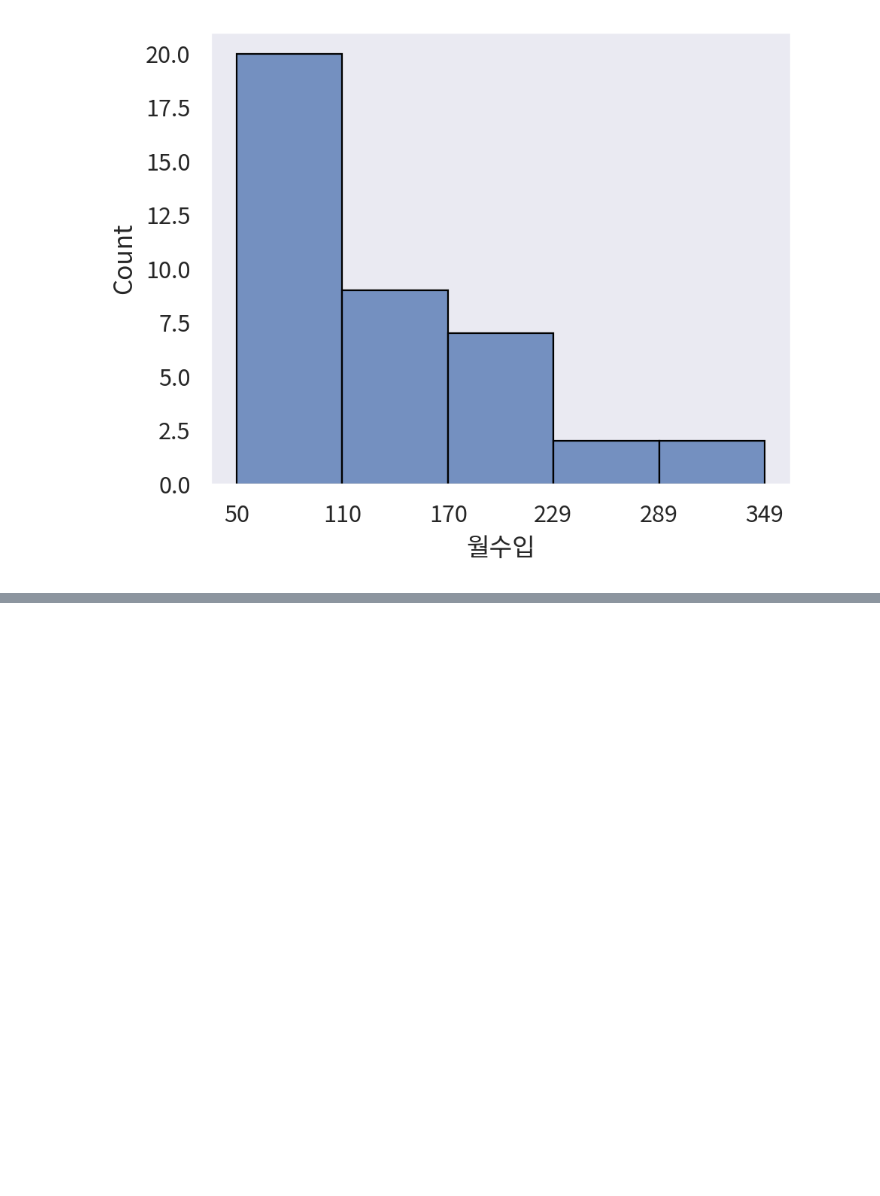
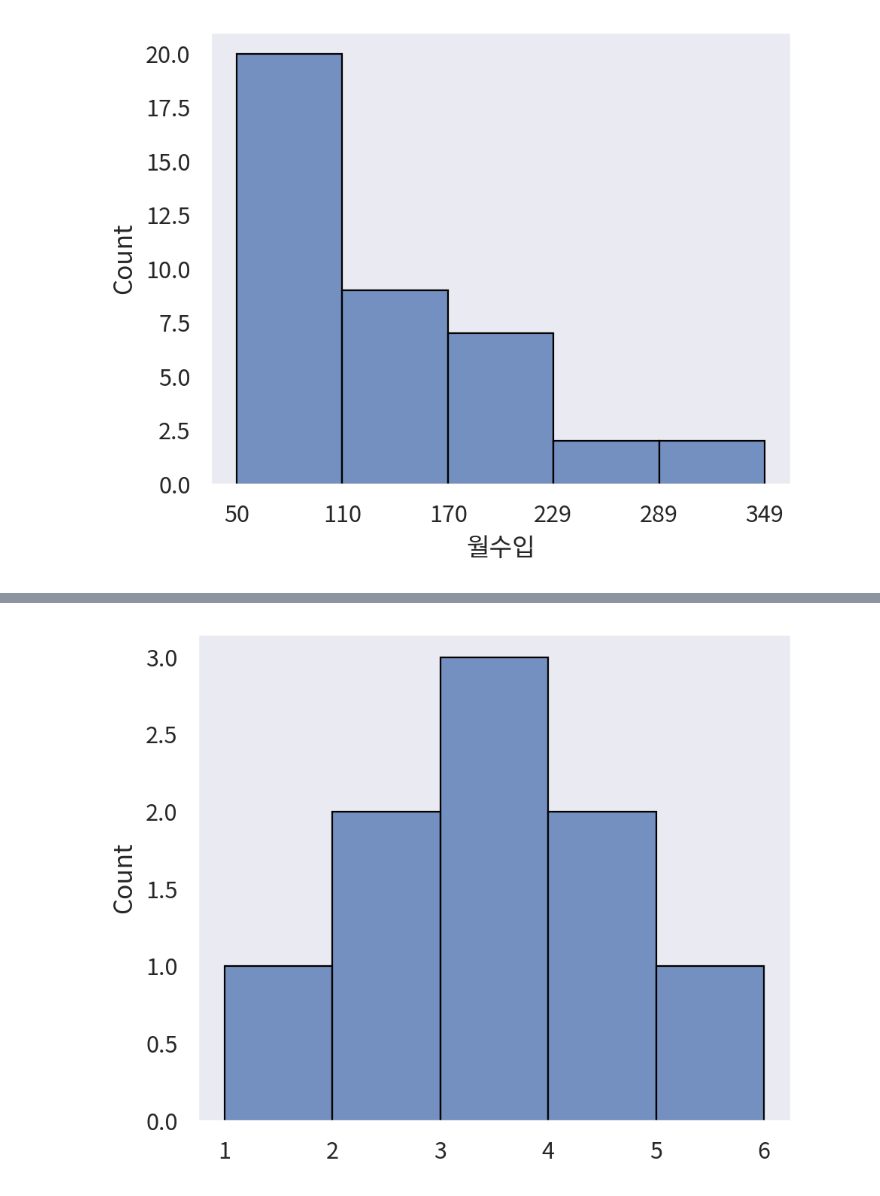
Before and after one commit to BeakJW/DATA_ANALYSIS_STUDY, a Jupyter notebook: 6강/06-2-데이터-분포-시각화.ipynb, the cells around one changed output, grey strips where cells are left out. Cells and saved outputs as stored; diff of their text form; code cells hidden in the pictures; blank space fills up the shorter version.

```diff
--- a/6강/06-2-데이터-분포-시각화.ipynb
+++ b/6강/06-2-데이터-분포-시각화.ipynb
@@ -303,0 +350,26 @@ plt.close()
+# %%
+mybins = [1, 2, 3, 4, 5, 6]
+data = [1, 2, 2, 3, 3, 3, 4, 4, 5]
+# %%
+# 1) 그래프 초기화 (캔바스(fig)와 도화지(ax) 준비하기)
+width_px = 1000
+height_px = 800
+rows = 1
+cols = 1
+figsize = (width_px / my_dpi, height_px / my_dpi)
+fig, ax = plt.subplots(rows, cols, figsize=figsize, dpi=my_dpi)
+
+#2) 그래프 그리기 -> seaborn 사용
+sb.histplot(data=data, bins=mybins,edgecolor="#000000", linewidth=0.8)
+
+
+#3) 그래프 꾸미기
+
+# 4) 출력
+#plt.grid()
+plt.tight_layout()
+#plt.savefig("myplot.png", dpi=my_dpi)
+plt.show() # 그래프 화면 출력
+plt.close()
+# %% [output]
+[figure, added]
```
Also changed, not shown: parts of 7 cells of this notebook, 4 other files.
